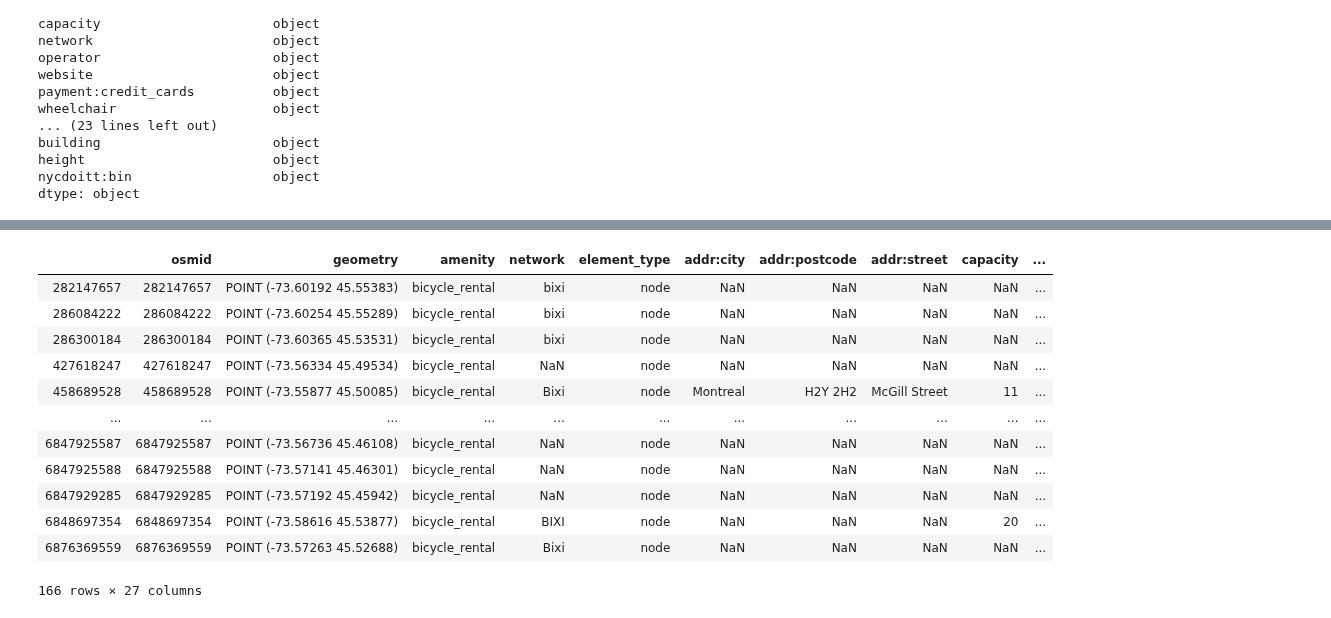
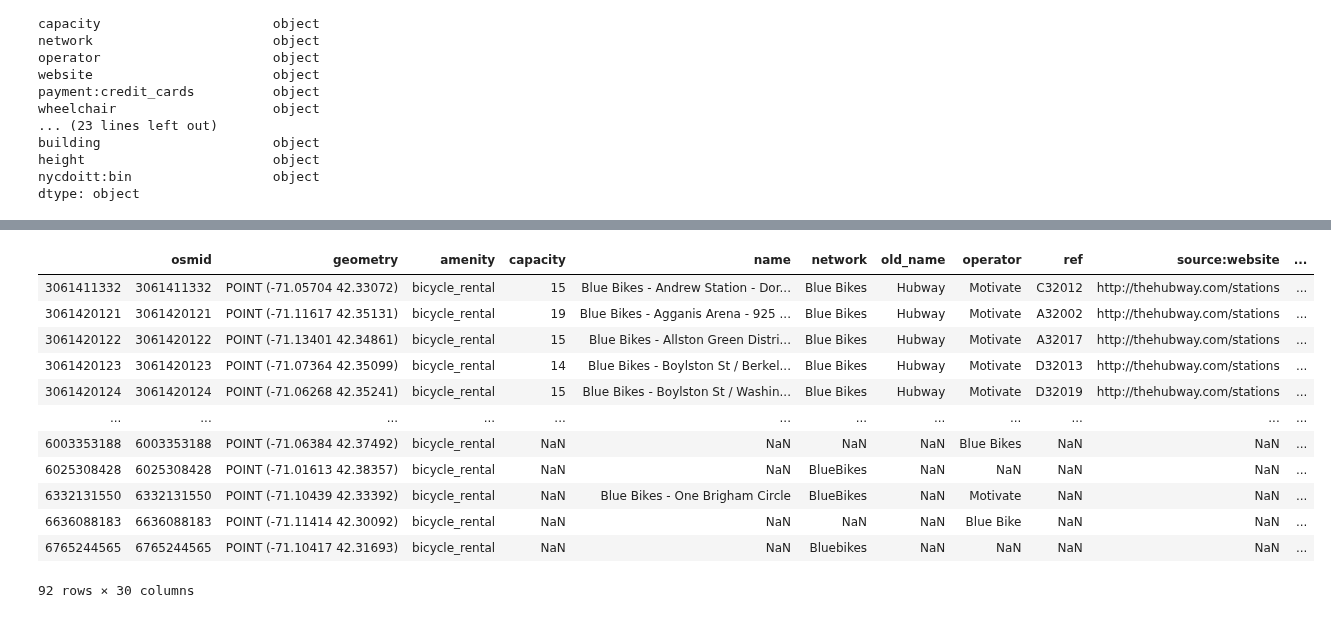
Before and after one commit to peterlzhang/better-bike-share, a Jupyter notebook: bike_share_analysis/generate_features.ipynb, the cells around one changed output, grey strips where cells are left out. Cells and saved outputs as stored; diff of their text form; code cells hidden in the pictures.

```diff
--- a/bike_share_analysis/generate_features.ipynb
+++ b/bike_share_analysis/generate_features.ipynb
@@ -283,19 +283,19 @@ m
 [interactive output not drawn]
 # %%
 # # find next search area
-search_place = 'Montreal, Quebec, Canada'
+search_place = 'Boston, Massachusetts, USA'
 ox.pois_from_place(search_place, amenities=['bicycle_rental'])
 # %% [output]
-|  | osmid | geometry | amenity | network | element_type | addr:city | addr:postcode | addr:street | capacity | ... |
-| 282147657 | 282147657 | POINT (-73.60192 45.55383) | bicycle_rental | bixi | node | NaN | NaN | NaN | NaN | ... |
-| 286084222 | 286084222 | POINT (-73.60254 45.55289) | bicycle_rental | bixi | node | NaN | NaN | NaN | NaN | ... |
-| 286300184 | 286300184 | POINT (-73.60365 45.53531) | bicycle_rental | bixi | node | NaN | NaN | NaN | NaN | ... |
-| 427618247 | 427618247 | POINT (-73.56334 45.49534) | bicycle_rental | NaN | node | NaN | NaN | NaN | NaN | ... |
-| 458689528 | 458689528 | POINT (-73.55877 45.50085) | bicycle_rental | Bixi | node | Montreal | H2Y 2H2 | McGill Street | 11 | ... |
-| ... | ... | ... | ... | ... | ... | ... | ... | ... | ... | ... |
-| 6847925587 | 6847925587 | POINT (-73.56736 45.46108) | bicycle_rental | NaN | node | NaN | NaN | NaN | NaN | ... |
-| 6847925588 | 6847925588 | POINT (-73.57141 45.46301) | bicycle_rental | NaN | node | NaN | NaN | NaN | NaN | ... |
-| 6847929285 | 6847929285 | POINT (-73.57192 45.45942) | bicycle_rental | NaN | node | NaN | NaN | NaN | NaN | ... |
-| 6848697354 | 6848697354 | POINT (-73.58616 45.53877) | bicycle_rental | BIXI | node | NaN | NaN | NaN | 20 | ... |
-| 6876369559 | 6876369559 | POINT (-73.57263 45.52688) | bicycle_rental | Bixi | node | NaN | NaN | NaN | NaN | ... |
+|  | osmid | geometry | amenity | capacity | name | network | old_name | operator | ref | source:website | ... |
+| 3061411332 | 3061411332 | POINT (-71.05704 42.33072) | bicycle_rental | 15 | Blue Bikes - Andrew Station - Dor... | Blue Bikes | Hubway | Motivate | C32012 | http://thehubway.com/stations | ... |
+| 3061420121 | 3061420121 | POINT (-71.11617 42.35131) | bicycle_rental | 19 | Blue Bikes - Agganis Arena - 925 ... | Blue Bikes | Hubway | Motivate | A32002 | http://thehubway.com/stations | ... |
+| 3061420122 | 3061420122 | POINT (-71.13401 42.34861) | bicycle_rental | 15 | Blue Bikes - Allston Green Distri... | Blue Bikes | Hubway | Motivate | A32017 | http://thehubway.com/stations | ... |
+| 3061420123 | 3061420123 | POINT (-71.07364 42.35099) | bicycle_rental | 14 | Blue Bikes - Boylston St / Berkel... | Blue Bikes | Hubway | Motivate | D32013 | http://thehubway.com/stations | ... |
+| 3061420124 | 3061420124 | POINT (-71.06268 42.35241) | bicycle_rental | 15 | Blue Bikes - Boylston St / Washin... | Blue Bikes | Hubway | Motivate | D32019 | http://thehubway.com/stations | ... |
+| ... | ... | ... | ... | ... | ... | ... | ... | ... | ... | ... | ... |
+| 6003353188 | 6003353188 | POINT (-71.06384 42.37492) | bicycle_rental | NaN | NaN | NaN | NaN | Blue Bikes | NaN | NaN | ... |
+| 6025308428 | 6025308428 | POINT (-71.01613 42.38357) | bicycle_rental | NaN | NaN | BlueBikes | NaN | NaN | NaN | NaN | ... |
+| 6332131550 | 6332131550 | POINT (-71.10439 42.33392) | bicycle_rental | NaN | Blue Bikes - One Brigham Circle | BlueBikes | NaN | Motivate | NaN | NaN | ... |
+| 6636088183 | 6636088183 | POINT (-71.11414 42.30092) | bicycle_rental | NaN | NaN | NaN | NaN | Blue Bike | NaN | NaN | ... |
+| 6765244565 | 6765244565 | POINT (-71.10417 42.31693) | bicycle_rental | NaN | NaN | Bluebikes | NaN | NaN | NaN | NaN | ... |
-166 rows × 27 columns
+92 rows × 30 columns
```
Also changed, not shown: 14 other files.
